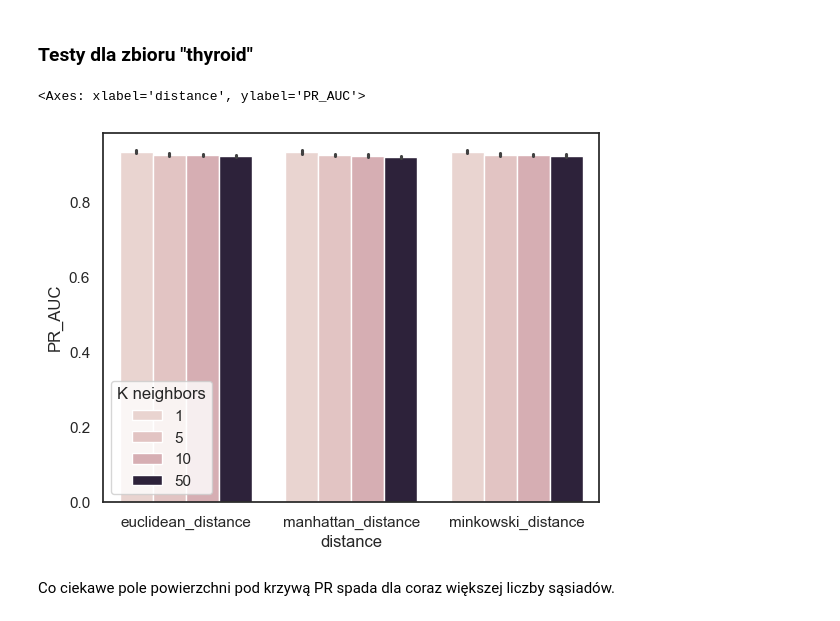
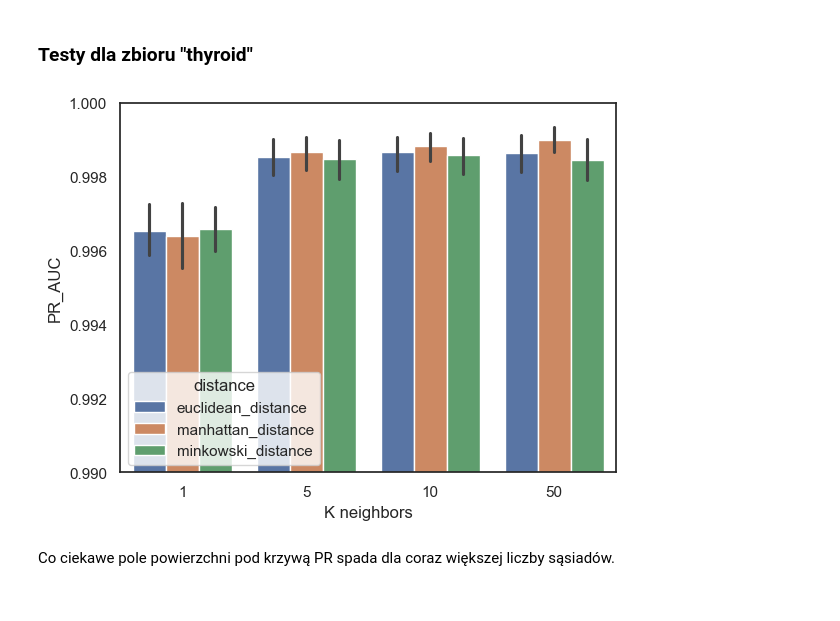
Before and after one commit to kubiakm/ZUM, a Jupyter notebook: knn_tests.ipynb, the cells around one changed output. Cells and saved outputs as stored; diff of their text form; code cells hidden in the pictures.

```diff
--- a/knn_tests.ipynb
+++ b/knn_tests.ipynb
@@ -152,9 +157,11 @@ n_neighbors = [1, 5, 10, 50]
 result_df = test_functions.test_loop(thyroid_features, thyroid_labels, n_neighbors, distances, [None])
-# %%
-sns.barplot(result_df, x="distance", y="PR_AUC", hue="K neighbors")
-# %% [output]
-<Axes: xlabel='distance', ylabel='PR_AUC'>
-[figure, removed]
+# %%
+fig, ax = plt.subplots()
+sns.barplot(result_df, x="K neighbors", y="PR_AUC", hue="distance", ax=ax)
+ax.set_ylim(0.99, 1)
+plt.show()
+# %% [output]
+[figure, added]
 # %% [markdown]
 Co ciekawe pole powierzchni pod krzywą PR spada dla coraz większej liczby sąsiadów.
 # %%
```
Also changed, not shown: parts of 34 cells of this notebook, 2 other files.
